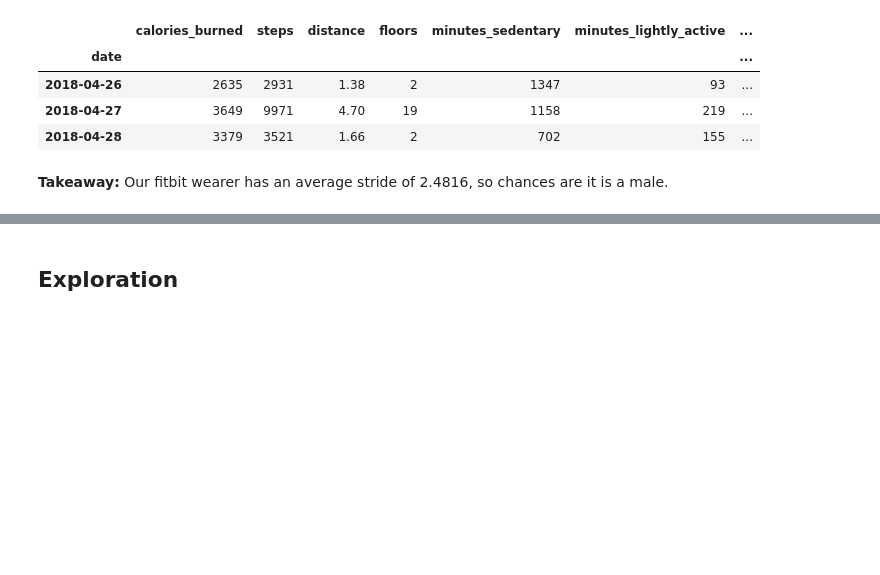
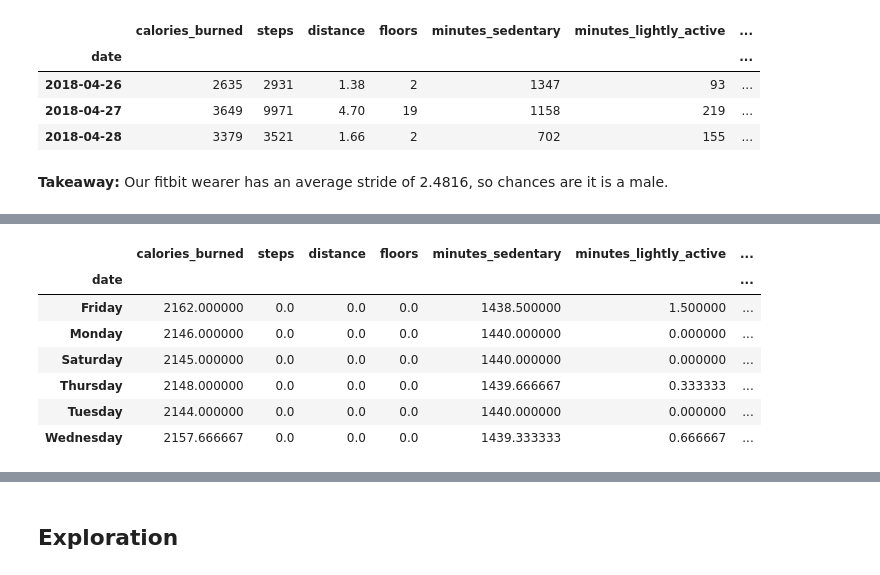
Before and after one commit to Dairy-Time/time-series-project, a Jupyter notebook: Fitbit_Data-Cari.ipynb, the cells around one changed output, grey strips where cells are left out. Drawn from its saved outputs; the diff is of its cells as text; code cells hidden in the pictures; blank space fills up the shorter version.

```diff
--- a/Fitbit_Data-Cari.ipynb
+++ b/Fitbit_Data-Cari.ipynb
@@ -164,0 +185,13 @@ df.head(3)
+# %%
+df_impute = df[df.steps == 0]
+# %%
+df_impute.groupby(df_impute.index.weekday_name).mean()
+# %% [output]
+|  | calories_burned | steps | distance | floors | minutes_sedentary | minutes_lightly_active | ... |
+| date |  |  |  |  |  |  | ... |
+| Friday | 2162.000000 | 0.0 | 0.0 | 0.0 | 1438.500000 | 1.500000 | ... |
+| Monday | 2146.000000 | 0.0 | 0.0 | 0.0 | 1440.000000 | 0.000000 | ... |
+| Saturday | 2145.000000 | 0.0 | 0.0 | 0.0 | 1440.000000 | 0.000000 | ... |
+| Thursday | 2148.000000 | 0.0 | 0.0 | 0.0 | 1439.666667 | 0.333333 | ... |
+| Tuesday | 2144.000000 | 0.0 | 0.0 | 0.0 | 1440.000000 | 0.000000 | ... |
+| Wednesday | 2157.666667 | 0.0 | 0.0 | 0.0 | 1439.333333 | 0.666667 | ... |
```
Also changed, not shown: parts of 8 cells of this notebook.
